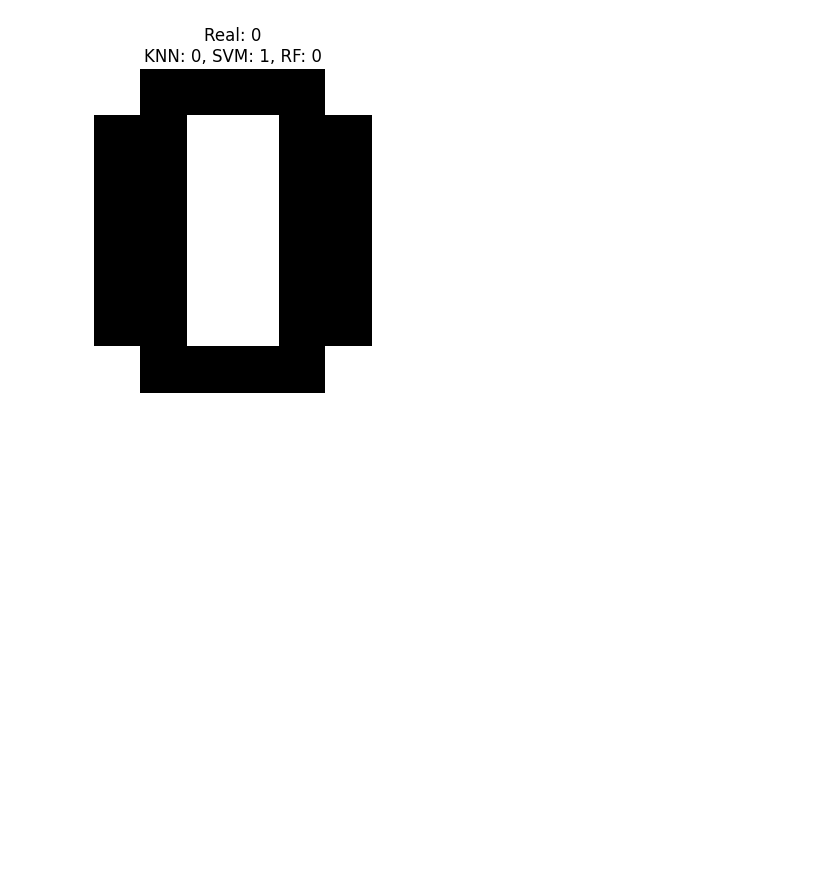
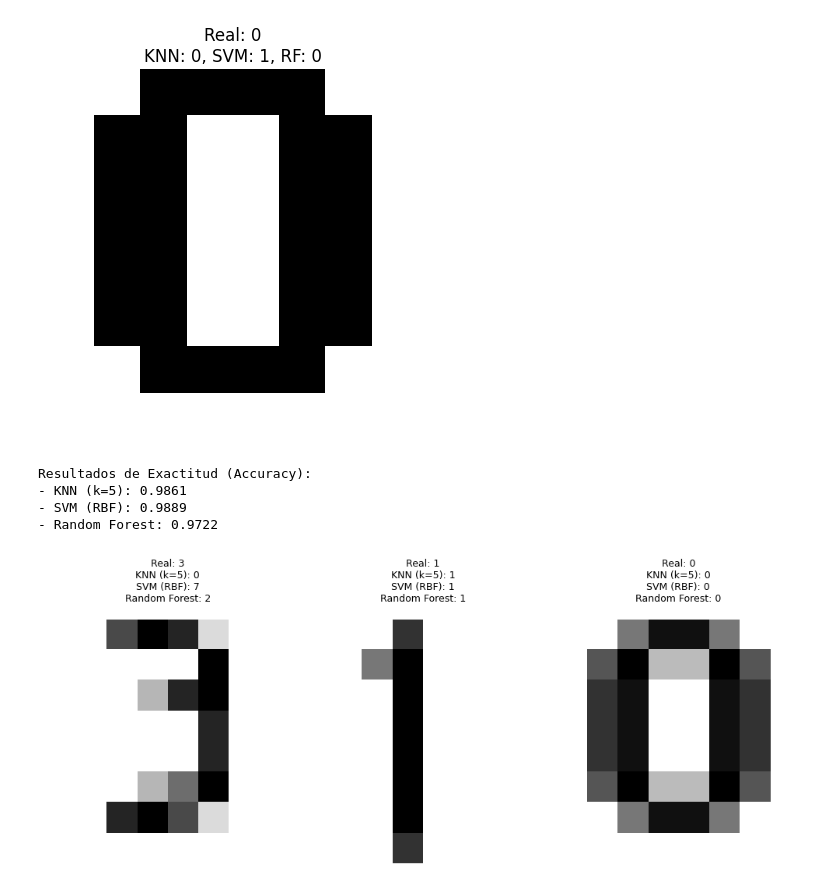
Before and after one commit to SayraIbarra/mineria, a Jupyter notebook: clase_mineria.ipynb, the cells around one changed output. Cells and saved outputs as stored; diff of their text form; code cells hidden in the pictures; blank space fills up the shorter version.

```diff
--- a/clase_mineria.ipynb
+++ b/clase_mineria.ipynb
@@ -2146,3 +2144,60 @@ for i, img in enumerate(mis_digitos):
 [figure]
 [figure]
 [figure]
+# %%
+import numpy as np
+import matplotlib.pyplot as plt
+from sklearn import datasets, svm, neighbors
+from sklearn.ensemble import RandomForestClassifier
+from sklearn.model_selection import train_test_split
+from sklearn.metrics import accuracy_score
+
+# 1. Carga del dataset
+digits = datasets.load_digits()
+
+# 2. División de datos (80/20)
+X_train, X_test, y_train, y_test = train_test_split(digits.data, digits.target, test_size=0.2, random_state=42)
+
+# 3. Entrenamiento de modelos
+models = {
+    "KNN (k=5)": neighbors.KNeighborsClassifier(n_neighbors=5),
+    "SVM (RBF)": svm.SVC(kernel='rbf', gamma=0.001),
+    "Random Forest": RandomForestClassifier(n_estimators=100, random_state=42)
+}
+
+print("Resultados de Exactitud (Accuracy):")
+for name, model in models.items():
+    model.fit(X_train, y_train)
+    acc = accuracy_score(y_test, model.predict(X_test))
+    print(f"- {name}: {acc:.4f}")
+
+# 4. Creación de imágenes propias (Matrices 8x8)
+# Nota: 0 es blanco, 16 es negro total.
+img_3 = np.array([0,0,10,14,12,2,0,0, 0,0,0,0,0,14,0,0, 0,0,0,4,12,14,0,0, 0,0,0,0,0,12,0,0, 0,0,0,0,0,12,0,0, 0,0,0,4,8,14,0,0, 0,0,12,14,10,2,0,0, 0,0,0,0,0,0,0,0])
+img_1 = np.array([0,0,0,12,0,0,0,0, 0,0,8,15,0,0,0,0, 0,0,0,15,0,0,0,0, 0,0,0,15,0,0,0,0, 0,0,0,15,0,0,0,0, 0,0,0,15,0,0,0,0, 0,0,0,15,0,0,0,0, 0,0,0,12,0,0,0,0])
+img_0 = np.array([0,0,8,14,14,8,0,0, 0,10,15,4,4,15,10,0, 0,12,14,0,0,14,12,0, 0,12,14,0,0,14,12,0, 0,12,14,0,0,14,12,0, 0,10,15,4,4,15,10,0, 0,0,8,14,14,8,0,0, 0,0,0,0,0,0,0,0])
+
+mis_imagenes = [img_3, img_1, img_0]
+etiquetas_reales = [3, 1, 0]
+
+# 5. Predicción y Visualización
+plt.figure(figsize=(10, 4))
+for i, img in enumerate(mis_imagenes):
+    plt.subplot(1, 3, i+1)
+    plt.imshow(img.reshape(8,8), cmap='gray_r')
+
+    res_str = f"Real: {etiquetas_reales[i]}\n"
+    for name, model in models.items():
+        pred = model.predict(img.reshape(1, -1))[0]
+        res_str += f"{name}: {pred}\n"
+
+    plt.title(res_str, fontsize=9)
+    plt.axis('off')
+plt.tight_layout()
+plt.show()
+# %% [output]
+Resultados de Exactitud (Accuracy):
+- KNN (k=5): 0.9861
+- SVM (RBF): 0.9889
+- Random Forest: 0.9722
+[figure, added]
```
Also changed, not shown: parts of 1 cell of this notebook.
